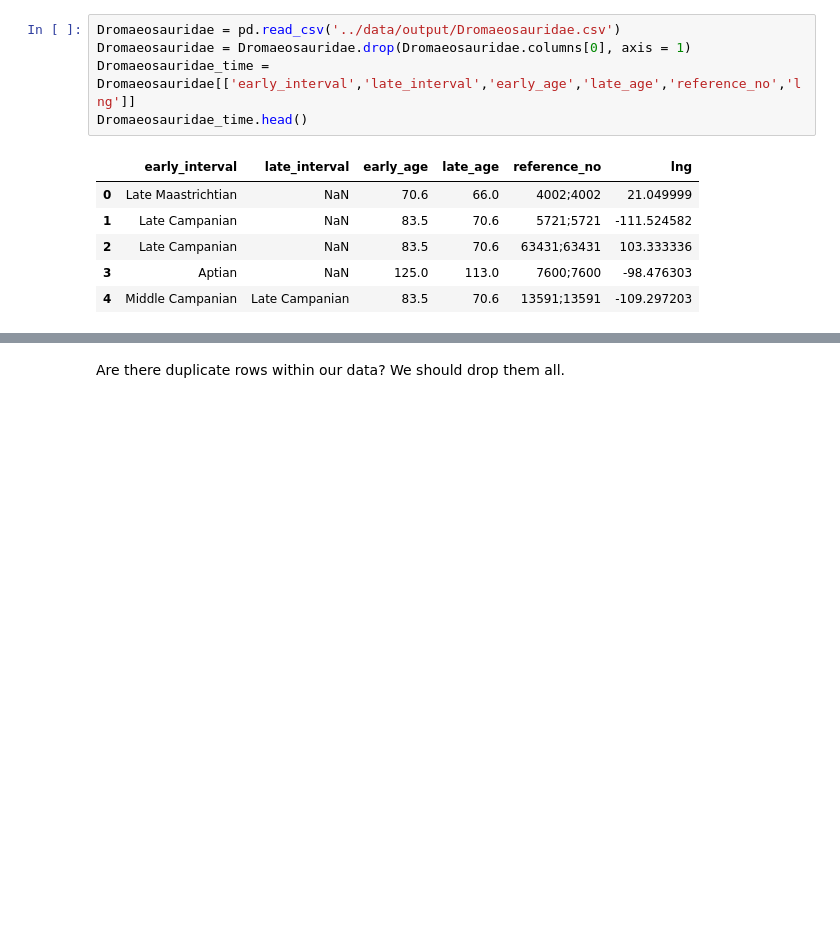
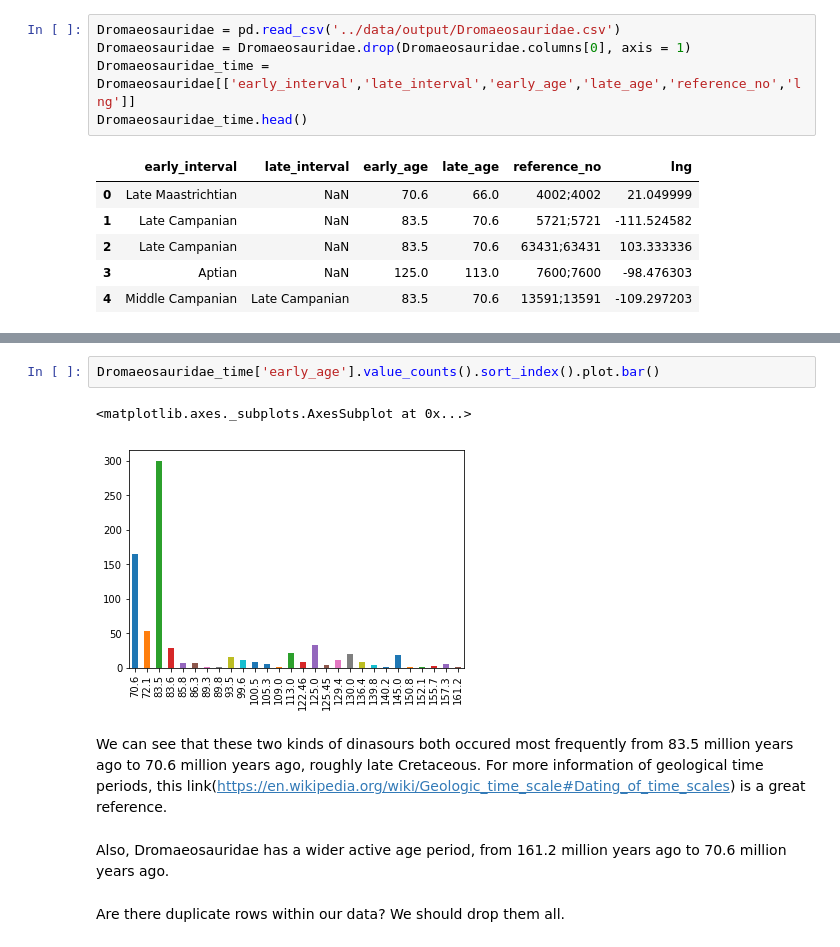
Before and after one commit to cabinetofcuriosity/PBDB_explore, a Jupyter notebook: notebooks/pbdb_research_2.ipynb, the cells around one changed output, grey strips where cells are left out. Drawn from its saved outputs; the diff is of its cells as text; blank space fills up the shorter version.

```diff
--- a/notebooks/pbdb_research_2.ipynb
+++ b/notebooks/pbdb_research_2.ipynb
@@ -109,3 +113,12 @@ Dromaeosauridae_time.head()
+# %%
+Dromaeosauridae_time['early_age'].value_counts().sort_index().plot.bar()
+# %% [output]
+<matplotlib.axes._subplots.AxesSubplot at 0x...>
+[figure, added]
+# %% [markdown]
+We can see that these two kinds of dinasours both occured most frequently from 83.5 million years ago to 70.6 million years ago, roughly late Cretaceous. For more information of geological time periods, this link(https://en.wikipedia.org/wiki/Geologic_time_scale#Dating_of_time_scales) is a great reference.
+# %% [markdown]
+Also, Dromaeosauridae has a wider active age period, from 161.2 million years ago to 70.6 million years ago.
 # %% [markdown]
 Are there duplicate rows within our data? We should drop them all.
 # %%
```
Also changed, not shown: parts of 4 cells of this notebook, 2 other files.
